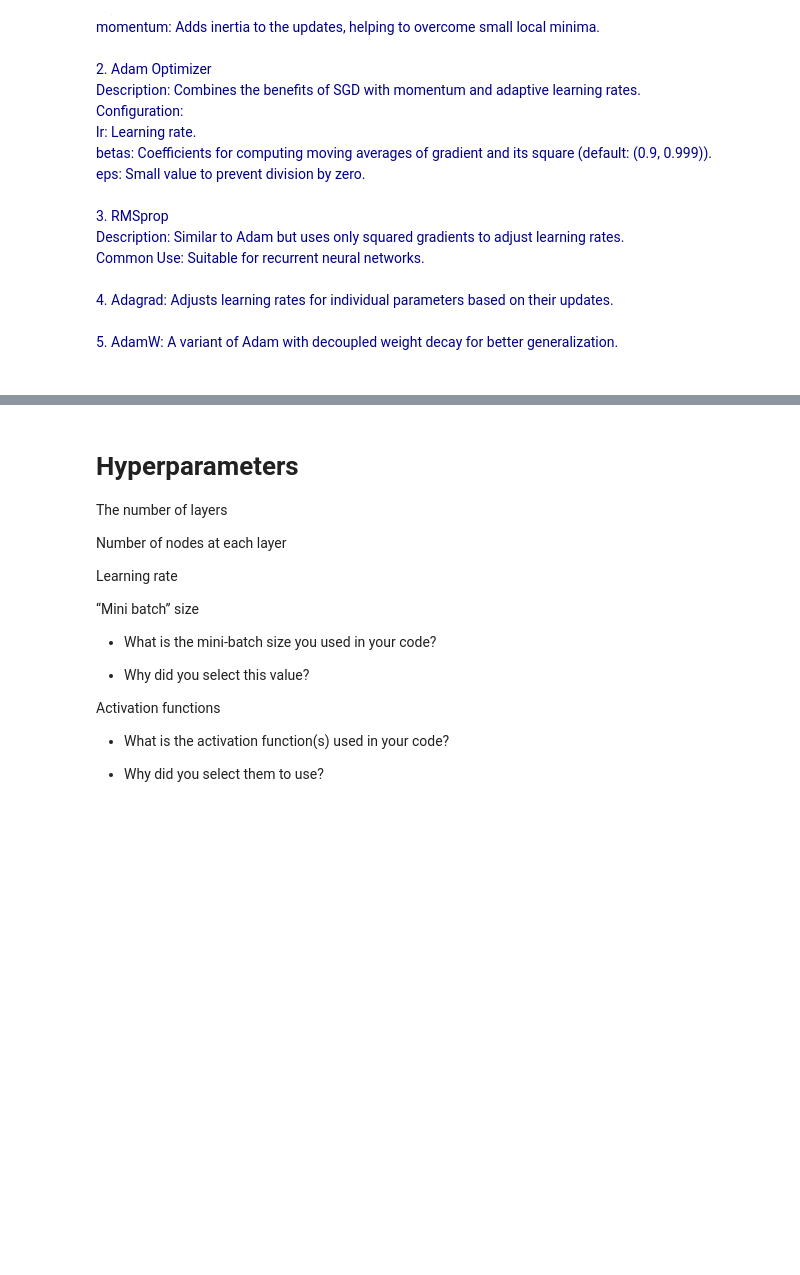
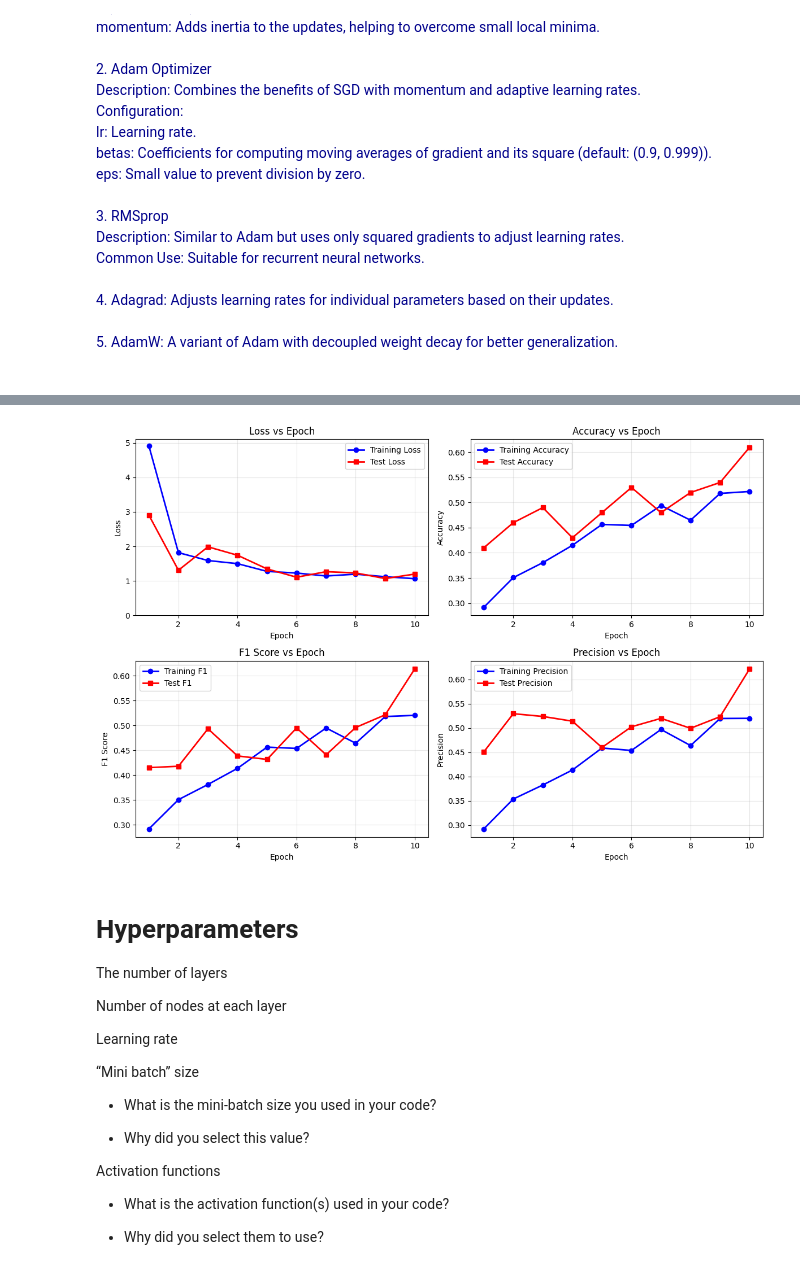
Before and after one commit to ahmedhanifc/Deep-Learning-Project, a Jupyter notebook: main.ipynb, the cells around one changed output, grey strips where cells are left out. Saved outputs shown, nothing was run; the diff lists cells and outputs as text; code cells hidden in the pictures; blank space fills up the shorter version.

```diff
--- a/main.ipynb
+++ b/main.ipynb
@@ -242,3 +225,7 @@ plot_loss_curves(history_model_one_no_dropout)
+# %%
+plot_combined_metrics(history_model_one_no_dropout)
+# %% [output]
+[figure, added]
 # %% [markdown]
 # Hyperparameters
 
```
Also changed, not shown: parts of 14 cells of this notebook, 3 other files.
